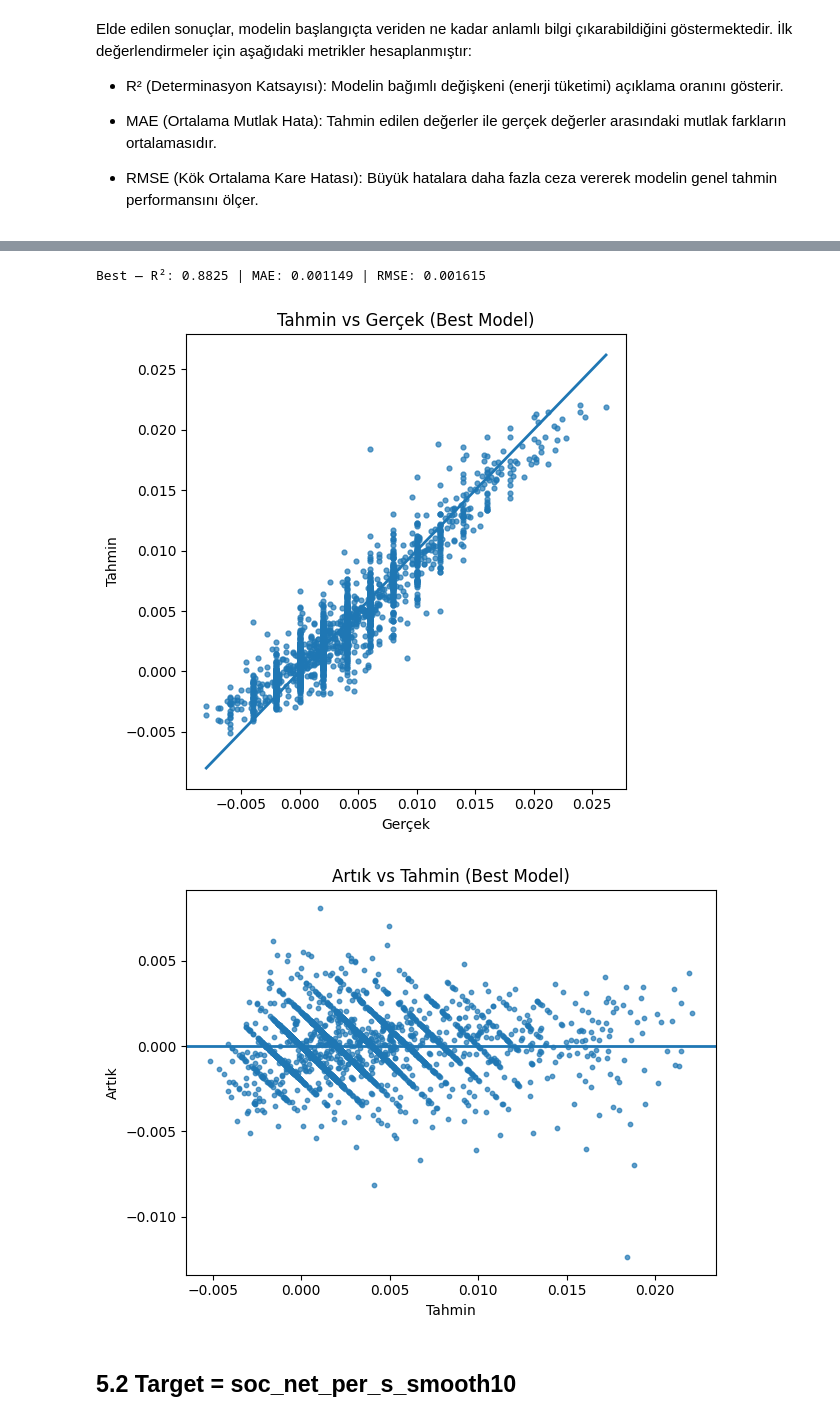
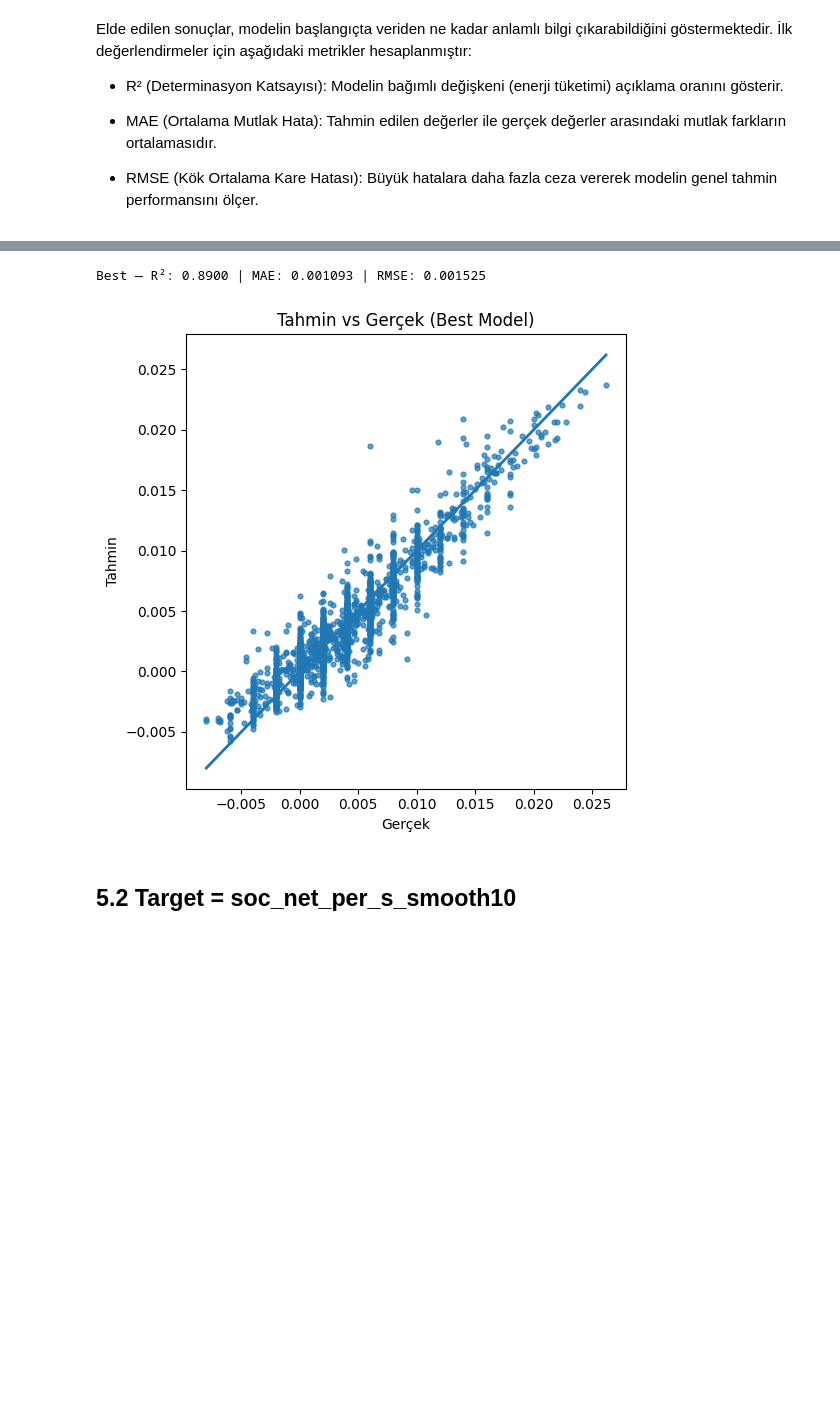
Before and after one commit to gmzdag/ev-energy-prediction, a Jupyter notebook: models/RandomForest.ipynb, the cells around one changed output, grey strips where cells are left out. Cells and saved outputs as stored; diff of their text form; code cells hidden in the pictures; blank space fills up the shorter version.

Commit message:
Final Random Forest notebook

```diff
--- a/models/RandomForest.ipynb
+++ b/models/RandomForest.ipynb
@@ -167,4 +169,6 @@ Modelin öğrenme sürecinde yalnızca sayısal veriler kullanılabilir. Bu nede
 categorical_cols = df.select_dtypes(include=["object", "category"]).columns.tolist()
 
 print("Kategorik kolonlar:", categorical_cols)
+categorical_cols.remove("Experiment_ID")
+print("Kategorik kolonlar:", categorical_cols)
 # %% [output]
@@ -214,6 +220,7 @@ random_state=RANDOM_STATE → rastgele bölmeyi tekrarlanabilir yapmak için. B
 # Üstte sayısal olarak belirlediğimiz değişkenleri X'e atıyoruz.
 drop_targets = {
     "soc_net_per_s",
+    "Experiment_ID",
     "soc_net_per_s_smooth5",
     "soc_net_per_s_smooth10",
     "soc_net_per_s_30s",
@@ -345,17 +282,0 @@ param_dist = {
-# %%
-search = RandomizedSearchCV(
-    estimator=RandomForestRegressor(random_state=RANDOM_STATE, n_jobs=-1),
-    param_distributions=param_dist,
-    n_iter=25,
-    cv=5,
-    scoring="neg_mean_absolute_error",
-    random_state=RANDOM_STATE,
-    verbose=1,
-    n_jobs=-1
-)
-
-search.fit(X_train, y_train)
-
-print("En iyi parametreler:", search.best_params_)
-print("CV (best) MAE:", -search.best_score_)
-best_rf = search.best_estimator_
@@ -426,37 +412,24 @@ best_model = rf_best
 # %%
 y_pred_best = best_model.predict(X_test)
 
 r2  = r2_score(y_test, y_pred_best)
 mae = mean_absolute_error(y_test, y_pred_best)
 rmse = np.sqrt(mean_squared_error(y_test, y_pred))
 print(f"Best — R²: {r2:.4f} | MAE: {mae:.6f} | RMSE: {rmse:.6f}")
 
 # Tahmin vs Gerçek
 plt.figure(figsize=(5.5,5.5))
 plt.scatter(y_test, y_pred_best, s=12, alpha=0.7)
 mn, mx = min(y_test.min(), y_pred_best.min()), max(y_test.max(), y_pred_best.max())
 plt.plot([mn, mx], [mn, mx], linewidth=2)
 plt.title("Tahmin vs Gerçek (Best Model)")
 plt.xlabel("Gerçek")
 plt.ylabel("Tahmin")
 plt.tight_layout()
 plt.show()
-
-# Artıklar
-residuals = y_test - y_pred_best
-
-plt.figure()
-plt.scatter(y_pred_best, residuals, s=10, alpha=0.7)
-plt.axhline(0, linewidth=2)
-plt.title("Artık vs Tahmin (Best Model)")
-plt.xlabel("Tahmin")
-plt.ylabel("Artık")
-plt.tight_layout()
-plt.show()
 # %% [output]
-Best — R²: 0.8825 | MAE: 0.001149 | RMSE: 0.001615
+Best — R²: 0.8900 | MAE: 0.001093 | RMSE: 0.001525
-[figure, old version]
+[figure, new version]
-[figure, removed]
 # %% [markdown]
 ## **5.2 Target = soc_net_per_s_smooth10**
 # %% [markdown]
```
Also changed, not shown: parts of 48 cells of this notebook.
